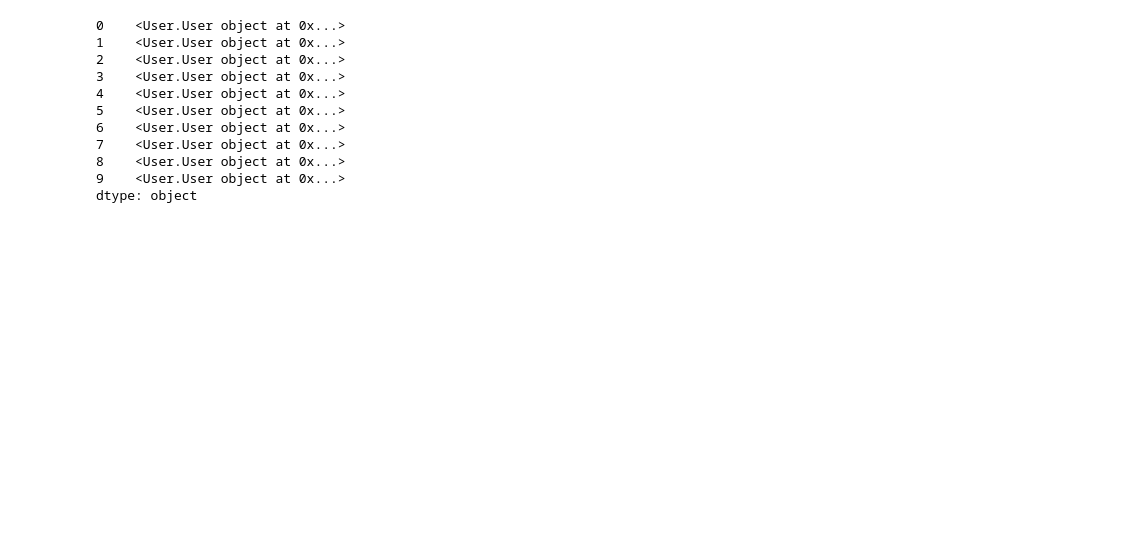
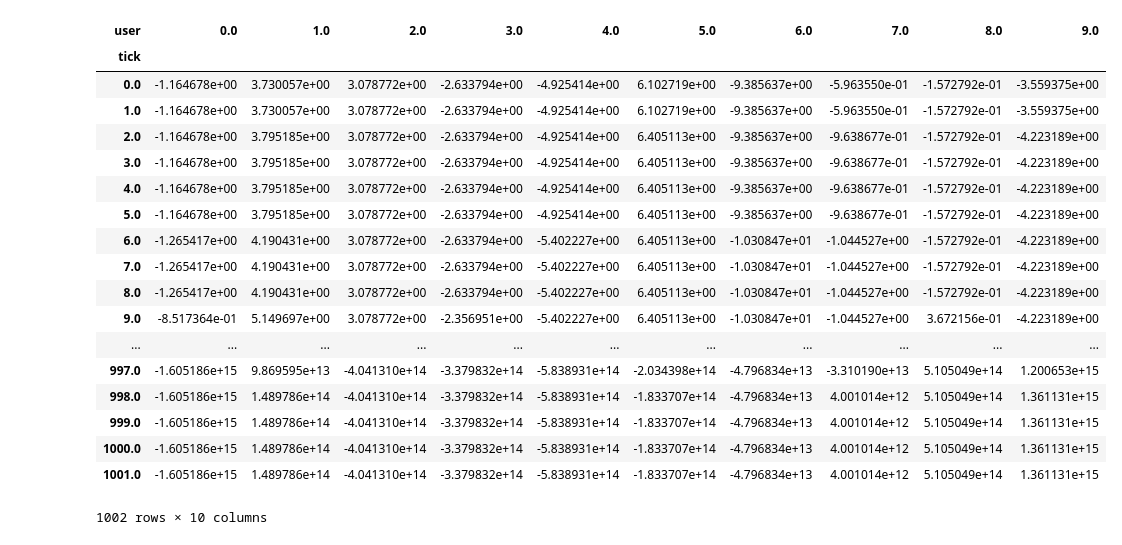
Before and after one commit to rcgonzalez9061/AIPSimulation-Python, a Jupyter notebook: test.ipynb, the cells around one changed output. Drawn from its saved outputs; the diff is of its cells as text; code cells hidden in the pictures; blank space fills up the shorter version.

```diff
--- a/test.ipynb
+++ b/test.ipynb
@@ -20,15 +72,24 @@ import Simulation
+# %%
+values
+# %% [output]
+| user | 0.0 | 1.0 | 2.0 | 3.0 | 4.0 | 5.0 | 6.0 | 7.0 | 8.0 | 9.0 |
+| tick |  |  |  |  |  |  |  |  |  |  |
+| 0.0 | -1.164678e+00 | 3.730057e+00 | 3.078772e+00 | -2.633794e+00 | -4.925414e+00 | 6.102719e+00 | -9.385637e+00 | -5.963550e-01 | -1.572792e-01 | -3.559375e+00 |
+| 1.0 | -1.164678e+00 | 3.730057e+00 | 3.078772e+00 | -2.633794e+00 | -4.925414e+00 | 6.102719e+00 | -9.385637e+00 | -5.963550e-01 | -1.572792e-01 | -3.559375e+00 |
+| 2.0 | -1.164678e+00 | 3.795185e+00 | 3.078772e+00 | -2.633794e+00 | -4.925414e+00 | 6.405113e+00 | -9.385637e+00 | -9.638677e-01 | -1.572792e-01 | -4.223189e+00 |
+| 3.0 | -1.164678e+00 | 3.795185e+00 | 3.078772e+00 | -2.633794e+00 | -4.925414e+00 | 6.405113e+00 | -9.385637e+00 | -9.638677e-01 | -1.572792e-01 | -4.223189e+00 |
+| 4.0 | -1.164678e+00 | 3.795185e+00 | 3.078772e+00 | -2.633794e+00 | -4.925414e+00 | 6.405113e+00 | -9.385637e+00 | -9.638677e-01 | -1.572792e-01 | -4.223189e+00 |
+| 5.0 | -1.164678e+00 | 3.795185e+00 | 3.078772e+00 | -2.633794e+00 | -4.925414e+00 | 6.405113e+00 | -9.385637e+00 | -9.638677e-01 | -1.572792e-01 | -4.223189e+00 |
+| 6.0 | -1.265417e+00 | 4.190431e+00 | 3.078772e+00 | -2.633794e+00 | -5.402227e+00 | 6.405113e+00 | -1.030847e+01 | -1.044527e+00 | -1.572792e-01 | -4.223189e+00 |
+| 7.0 | -1.265417e+00 | 4.190431e+00 | 3.078772e+00 | -2.633794e+00 | -5.402227e+00 | 6.405113e+00 | -1.030847e+01 | -1.044527e+00 | -1.572792e-01 | -4.223189e+00 |
+| 8.0 | -1.265417e+00 | 4.190431e+00 | 3.078772e+00 | -2.633794e+00 | -5.402227e+00 | 6.405113e+00 | -1.030847e+01 | -1.044527e+00 | -1.572792e-01 | -4.223189e+00 |
+| 9.0 | -8.517364e-01 | 5.149697e+00 | 3.078772e+00 | -2.356951e+00 | -5.402227e+00 | 6.405113e+00 | -1.030847e+01 | -1.044527e+00 | 3.672156e-01 | -4.223189e+00 |
+| ... | ... | ... | ... | ... | ... | ... | ... | ... | ... | ... |
+| 997.0 | -1.605186e+15 | 9.869595e+13 | -4.041310e+14 | -3.379832e+14 | -5.838931e+14 | -2.034398e+14 | -4.796834e+13 | -3.310190e+13 | 5.105049e+14 | 1.200653e+15 |
+| 998.0 | -1.605186e+15 | 1.489786e+14 | -4.041310e+14 | -3.379832e+14 | -5.838931e+14 | -1.833707e+14 | -4.796834e+13 | 4.001014e+12 | 5.105049e+14 | 1.361131e+15 |
+| 999.0 | -1.605186e+15 | 1.489786e+14 | -4.041310e+14 | -3.379832e+14 | -5.838931e+14 | -1.833707e+14 | -4.796834e+13 | 4.001014e+12 | 5.105049e+14 | 1.361131e+15 |
+| 1000.0 | -1.605186e+15 | 1.489786e+14 | -4.041310e+14 | -3.379832e+14 | -5.838931e+14 | -1.833707e+14 | -4.796834e+13 | 4.001014e+12 | 5.105049e+14 | 1.361131e+15 |
+| 1001.0 | -1.605186e+15 | 1.489786e+14 | -4.041310e+14 | -3.379832e+14 | -5.838931e+14 | -1.833707e+14 | -4.796834e+13 | 4.001014e+12 | 5.105049e+14 | 1.361131e+15 |
+1002 rows × 10 columns
 # %%
 users = pd.Series([User(i) for i in range(10)])
-users
-# %% [output]
-0    <User.User object at 0x...>
-1    <User.User object at 0x...>
-2    <User.User object at 0x...>
-3    <User.User object at 0x...>
-4    <User.User object at 0x...>
-5    <User.User object at 0x...>
-6    <User.User object at 0x...>
-7    <User.User object at 0x...>
-8    <User.User object at 0x...>
-9    <User.User object at 0x...>
-dtype: object
```
Also changed, not shown: parts of 21 cells of this notebook, 2 other files.
